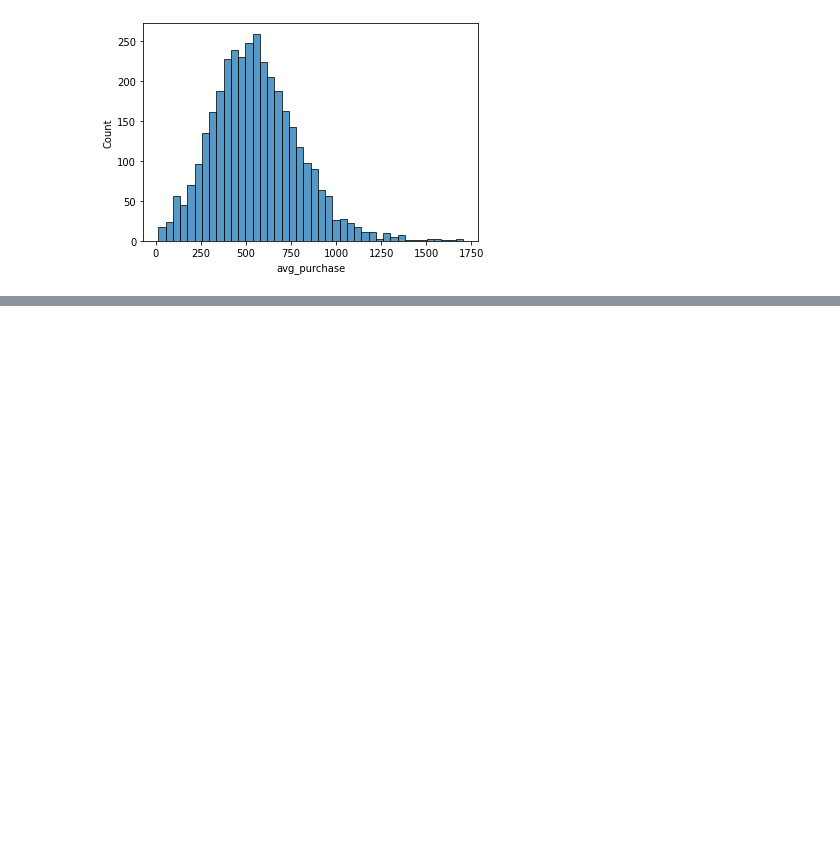
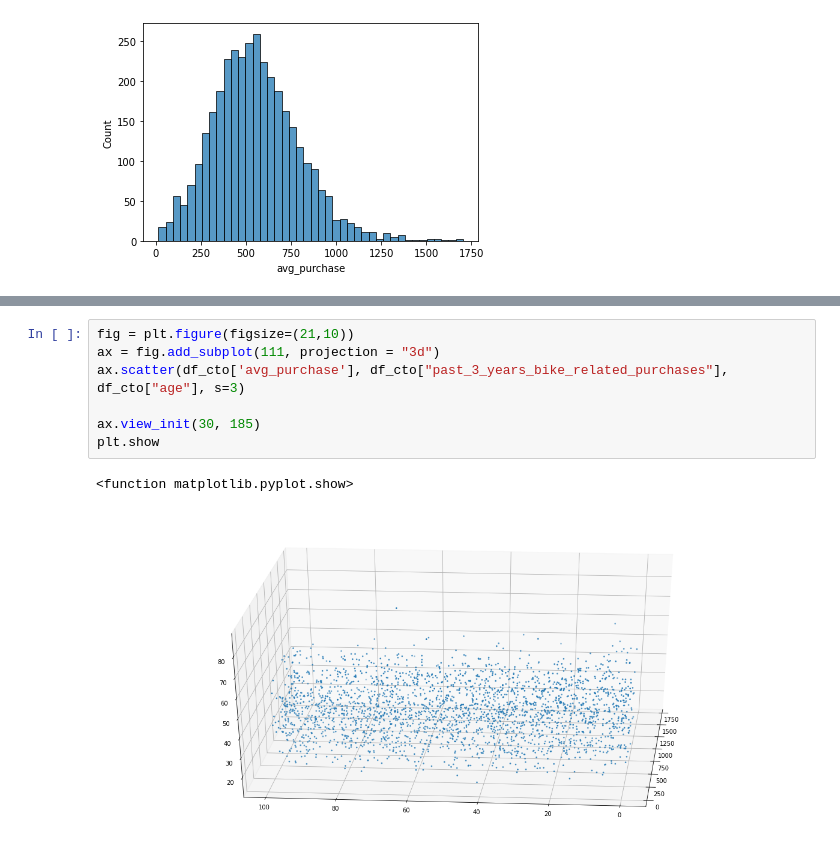
Before and after one commit to nug1209/Virtual_Experience_KPMG_Data_Analytics, a Jupyter notebook: KPMG_Virtual_Experience_2_Nugroho_Budianggoro.ipynb, the cells around one changed output, grey strips where cells are left out. Drawn from its saved outputs; the diff is of its cells as text; blank space fills up the shorter version.

```diff
--- a/KPMG_Virtual_Experience_2_Nugroho_Budianggoro.ipynb
+++ b/KPMG_Virtual_Experience_2_Nugroho_Budianggoro.ipynb
@@ -478,0 +521,10 @@ sns.scatterplot(data=df_cto, x='age', y="avg_purchase", s=3)
+# %%
+fig = plt.figure(figsize=(21,10))
+ax = fig.add_subplot(111, projection = "3d")
+ax.scatter(df_cto['avg_purchase'], df_cto["past_3_years_bike_related_purchases"], df_cto["age"], s=3)
+
+ax.view_init(30, 185)
+plt.show
+# %% [output]
+<function matplotlib.pyplot.show>
+[figure, added]
```
Also changed, not shown: parts of 9 cells of this notebook.
